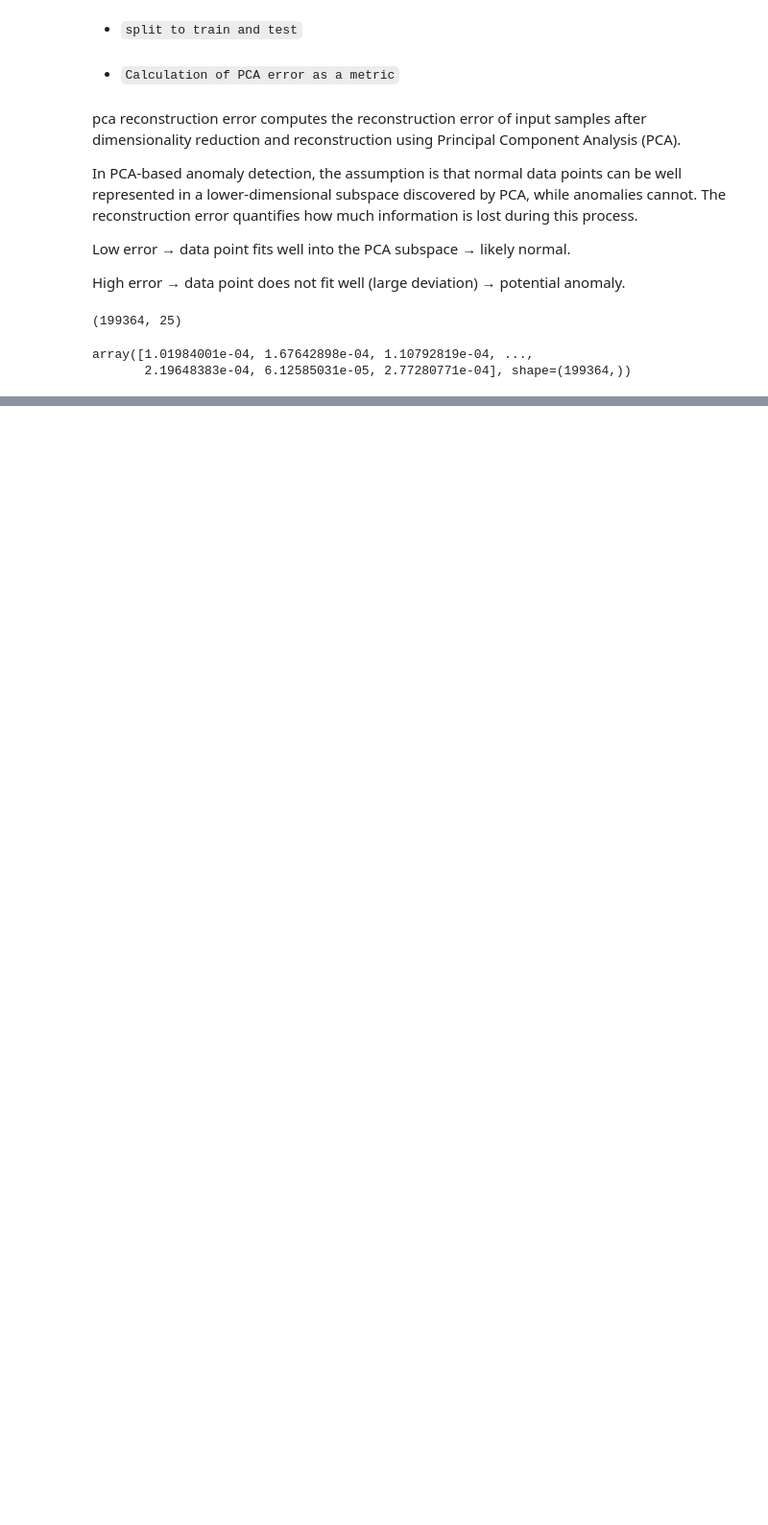
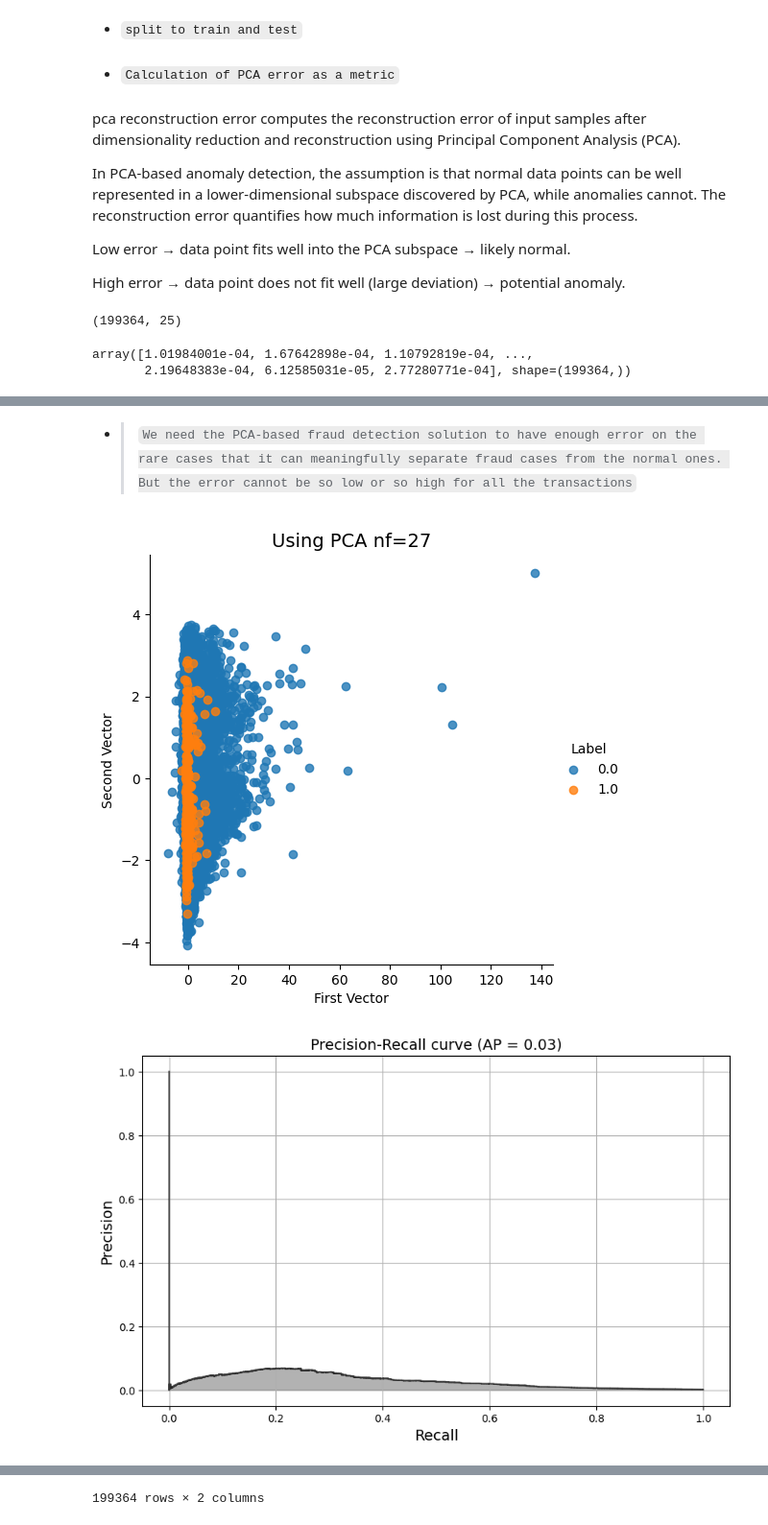
Before and after one commit to phenammar/Anomaly-detection, a Jupyter notebook: notebooks/anomalynb.ipynb, the cells around one changed output, grey strips where cells are left out. Shown at 96% size. Cells and saved outputs as stored; diff of their text form; code cells hidden in the pictures; blank space fills up the shorter version.

```diff
--- a/notebooks/anomalynb.ipynb
+++ b/notebooks/anomalynb.ipynb
@@ -144,0 +253,24 @@ array([1.01984001e-04, 1.67642898e-04, 1.10792819e-04, ...,
+# %% [markdown]
+* > `We need the PCA-based fraud detection solution to have enough error on the rare cases that it can meaningfully separate fraud cases from the normal ones. But the error cannot be so low or so high for all the transactions`
+# %%
+## Try PCA with 27 Features
+pca_27 = PCA(n_components=27, random_state=42)  ## The same random_state
+
+## Fit and transform for train, transform only for test
+x_train_reduced_pca_27 = pca_27.fit_transform(x_train_final)
+
+## Inverse (Reconstruct)
+x_train_inverse_pca_27 = pca_27.inverse_transform(x_train_reduced_pca_27)
+
+## Call the ScatterPlot Function
+plot_two_comp(x_reduced=x_train_reduced_pca_27, y_true=y_train, algo_name='PCA nf=27')
+
+## Getting Anomaly Scores -- call the function
+y_scores_pca27 = anomaly_scores(x_original=x_train_final, x_reconstructed=x_train_inverse_pca_27)
+
+## Plotting Evaluation plots -- call the function
+df_pca27 = evaluate_score(y_true=y_train, y_anomaly_scores=y_scores_pca27, return_df=True)
+df_pca27
+# %% [output]
+[figure, added]
+[figure, added]
@@ -144,0 +290 @@ array([1.01984001e-04, 1.67642898e-04, 1.10792819e-04, ...,
+199364 rows × 2 columns
```
Also changed, not shown: parts of 16 cells of this notebook.
